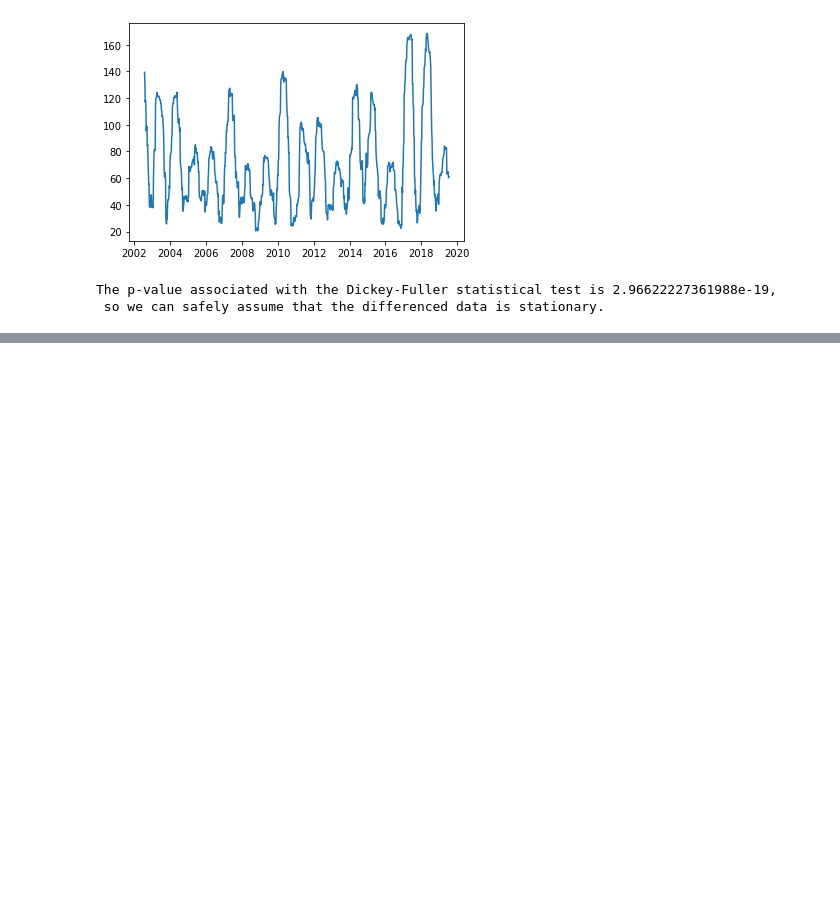
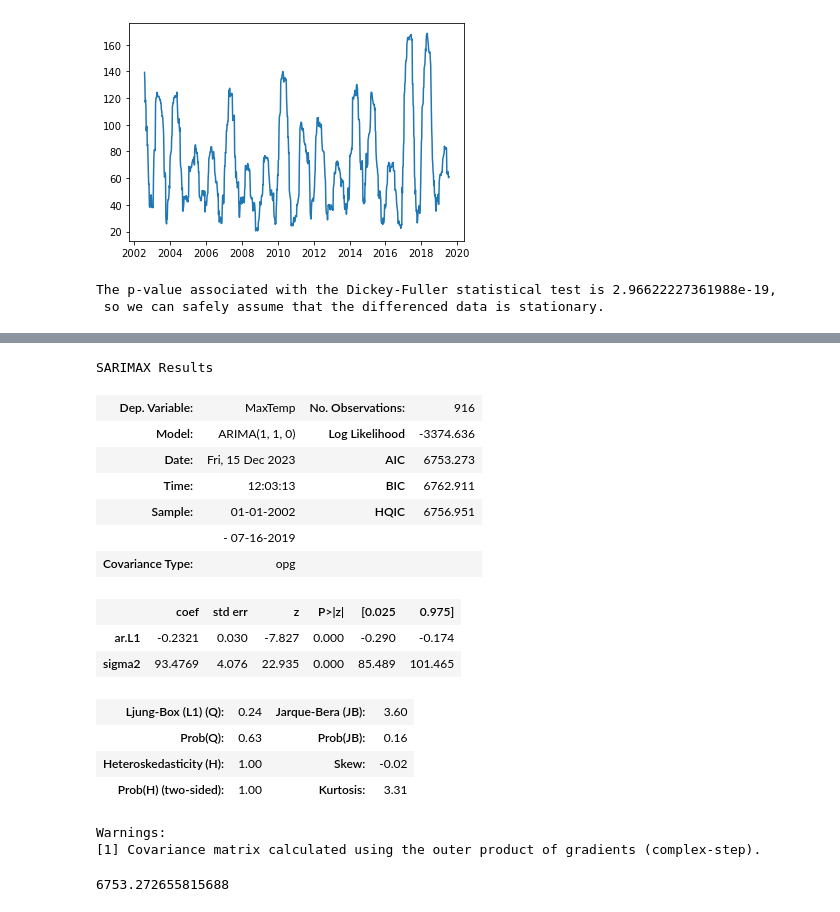
Before and after one commit to jbaumgit/Time-Series-Weather-Forcast-for-Corn-Growth-Degree-Days-in-ND, a Jupyter notebook: EDA_notebook.ipynb, the cells around one changed output, grey strips where cells are left out. Cells and saved outputs as stored; diff of their text form; code cells hidden in the pictures; blank space fills up the shorter version.

Commit message:
first ARIMA model code

```diff
--- a/EDA_notebook.ipynb
+++ b/EDA_notebook.ipynb
@@ -509,0 +514,6 @@ The p-value associated with the Dickey-Fuller statistical test is 2.966222273619
+# %%
+ar_1 = ARIMA(trainM, order=(1, 1, 0)).fit()
+
+# We put a typ='levels' to convert our predictions to remove the differencing performed.
+predM = ar_1.predict(typ='levels')
+predM
@@ -509,0 +533,24 @@ The p-value associated with the Dickey-Fuller statistical test is 2.966222273619
+# %%
+ar_1.summary()
+# %% [output]
+SARIMAX Results
+| Dep. Variable: | MaxTemp | No. Observations: | 916 |
+| Model: | ARIMA(1, 1, 0) | Log Likelihood | -3374.636 |
+| Date: | Fri, 15 Dec 2023 | AIC | 6753.273 |
+| Time: | 12:03:13 | BIC | 6762.911 |
+| Sample: | 01-01-2002 | HQIC | 6756.951 |
+|  | - 07-16-2019 |  |  |
+| Covariance Type: | opg |  |  |
+|  | coef | std err | z | P>|z| | [0.025 | 0.975] |
+| ar.L1 | -0.2321 | 0.030 | -7.827 | 0.000 | -0.290 | -0.174 |
+| sigma2 | 93.4769 | 4.076 | 22.935 | 0.000 | 85.489 | 101.465 |
+| Ljung-Box (L1) (Q): | 0.24 | Jarque-Bera (JB): | 3.60 |
+| Prob(Q): | 0.63 | Prob(JB): | 0.16 |
+| Heteroskedasticity (H): | 1.00 | Skew: | -0.02 |
+| Prob(H) (two-sided): | 1.00 | Kurtosis: | 3.31 |
+Warnings:
+[1] Covariance matrix calculated using the outer product of gradients (complex-step).
+# %%
+ar_1.aic
+# %% [output]
+6753.272655815688
```
Also changed, not shown: parts of 4 cells of this notebook.
